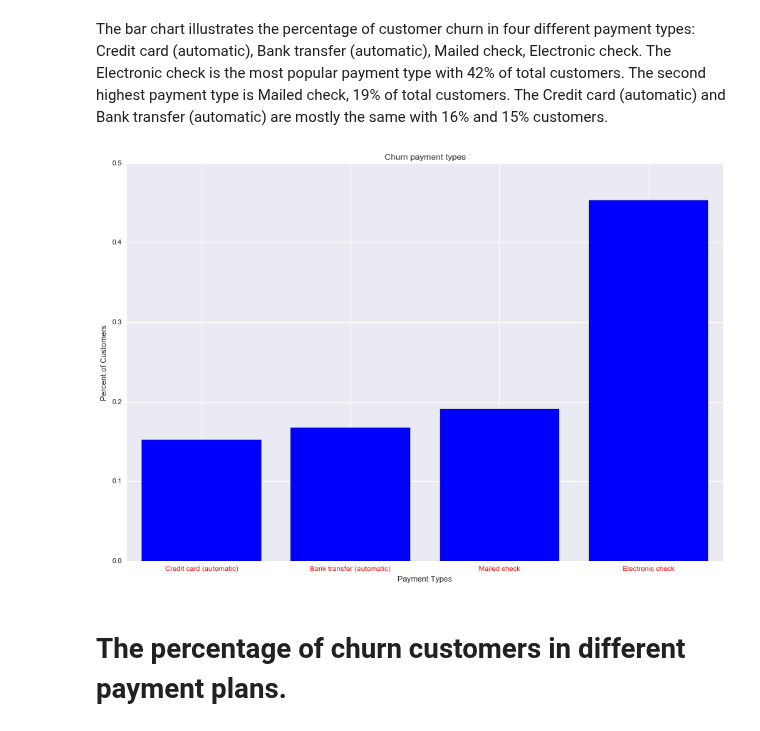
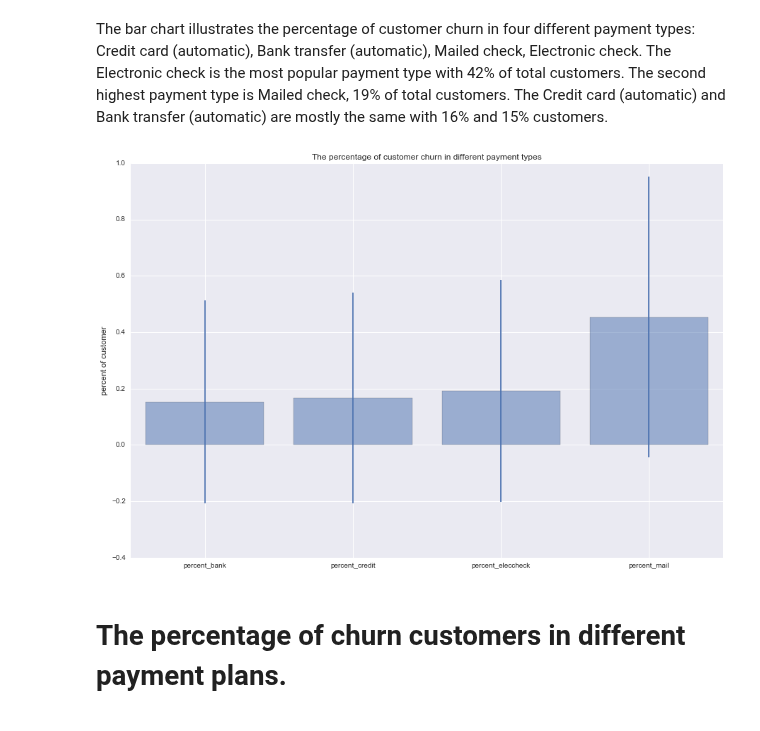
Before and after one commit to vinhpvu/Telco-customer-analytics, a Jupyter notebook: Untitled.ipynb, the cells around one changed output. Cells and saved outputs as stored; diff of their text form; code cells hidden in the pictures.

```diff
--- a/Untitled.ipynb
+++ b/Untitled.ipynb
@@ -174,24 +204,33 @@ plt.show()
 # %% [markdown]
 The bar chart illustrates the percentage of customer churn in four different payment types: Credit card (automatic), Bank transfer (automatic), Mailed check, Electronic check. The Electronic check is the most popular payment type with 42% of total customers. The second highest payment type is Mailed check, 19% of total customers. The Credit card (automatic) and Bank transfer (automatic) are mostly the same with 16% and 15% customers.
 # %%
-percent_bank=customer[(customer["Bank transfer (automatic)"]==1)].Churn.mean()
-percent_credit=customer[(customer["Credit card (automatic)"]==1)].Churn.mean()
-percent_eleccheck=customer[(customer["Electronic check"]==1)].Churn.mean()
-percent_mail=customer[(customer["Mailed check"]==1)].Churn.mean()
-axisL=[1,2,3,4]
+percent_bank=customer[(customer["Bank transfer (automatic)"]==1)].Churn
+percent_credit=customer[(customer["Credit card (automatic)"]==1)].Churn
+percent_eleccheck=customer[(customer["Electronic check"]==1)].Churn
+percent_mail=customer[(customer["Mailed check"]==1)].Churn
+axisL = ('percent_bank','percent_credit','percent_eleccheck','percent_mail')
+y_posi = np.arange(len(axisL))
 plt.figure(figsize=(15,10))
-plt.bar(axisL, [percent_credit,percent_bank,percent_mail,percent_eleccheck],color="blue",align = 'center')
+value1=[percent_credit,percent_bank,percent_mail,percent_eleccheck]
+df4_mean = percent_bank.mean()
+df4_std = percent_bank.std()
+df5_mean = percent_credit.mean()
+df5_std = percent_credit.std()
+df6_mean = percent_eleccheck.mean()
+df6_std = percent_eleccheck.std()
+df7_mean=percent_mail.mean()
+df7_std=percent_mail.std()
 
-labels = ['Credit card (automatic)','Bank transfer (automatic)','Mailed check','Electronic check']
+value1 = (df5_mean,df4_mean,df7_mean, df6_mean)
+Std1 = (df5_std,df4_std,df7_std, df6_std)
 
-plt.xticks(axisL,labels, color='red')
-
-plt.xlabel('Payment Types')
-plt.ylabel('Percent of Customers')
-plt.title('Churn payment types')
+plt.bar(y_posi, value1, yerr=Std1, align='center', alpha=0.5)
+plt.xticks(y_posi, axisL)
+plt.ylabel('percent of customer')
+plt.title('The percentage of customer churn in different payment types')
 plt.show()
 # %% [output]
-[figure, old version]
+[figure, new version]
 # %% [markdown]
 # The percentage of churn customers in different payment plans.
 # %% [markdown]
```
Also changed, not shown: parts of 13 cells of this notebook.
